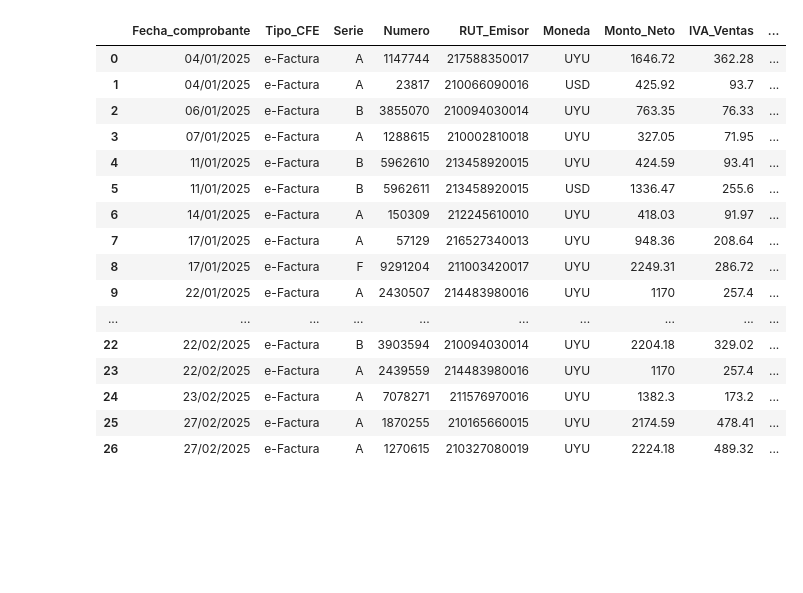
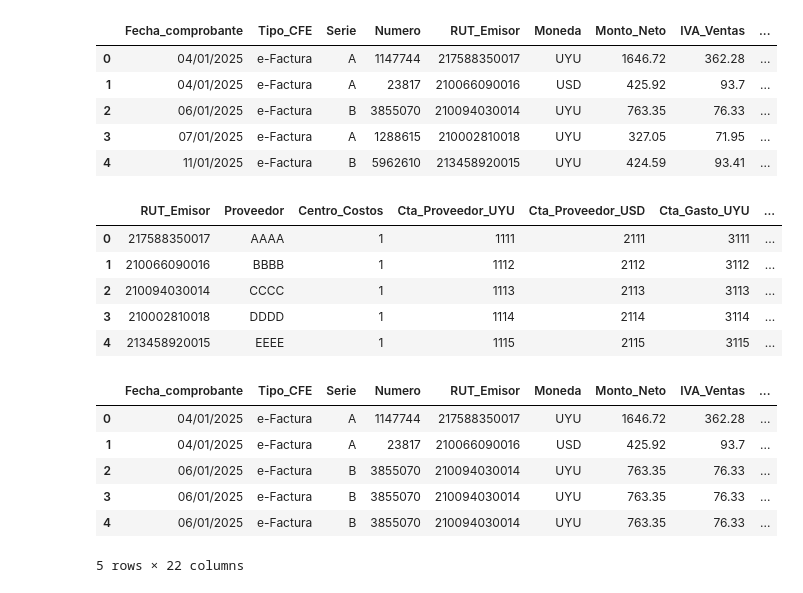
Before and after one commit to Fercaspe/CFE_Processor, a Jupyter notebook: PruebaIVA.ipynb, the cells around one changed output. Saved outputs shown, nothing was run; the diff lists cells and outputs as text; code cells hidden in the pictures; blank space fills up the shorter version.

```diff
--- a/PruebaIVA.ipynb
+++ b/PruebaIVA.ipynb
@@ -62,32 +43,47 @@ df
 # %%
 # NORMALIZE COLUMNS NAMES
 
 # Function to normalize the names
 
 def normalize_names(text):
     text = unicodedata.normalize('NFKD', text).encode('ascii', 'ignore').decode('utf-8')  # Special characters control
     text = text.replace(' ', '_')
     return text
 
 # Call the function
 df.columns = [normalize_names(col) for col in df.columns]
 
-df
+df.head()
 # %% [output]
 |  | Fecha_comprobante | Tipo_CFE | Serie | Numero | RUT_Emisor | Moneda | Monto_Neto | IVA_Ventas | ... |
 | 0 | 04/01/2025 | e-Factura | A | 1147744 | 217588350017 | UYU | 1646.72 | 362.28 | ... |
 | 1 | 04/01/2025 | e-Factura | A | 23817 | 210066090016 | USD | 425.92 | 93.7 | ... |
 | 2 | 06/01/2025 | e-Factura | B | 3855070 | 210094030014 | UYU | 763.35 | 76.33 | ... |
 | 3 | 07/01/2025 | e-Factura | A | 1288615 | 210002810018 | UYU | 327.05 | 71.95 | ... |
 | 4 | 11/01/2025 | e-Factura | B | 5962610 | 213458920015 | UYU | 424.59 | 93.41 | ... |
-| 5 | 11/01/2025 | e-Factura | B | 5962611 | 213458920015 | USD | 1336.47 | 255.6 | ... |
-| 6 | 14/01/2025 | e-Factura | A | 150309 | 212245610010 | UYU | 418.03 | 91.97 | ... |
-| 7 | 17/01/2025 | e-Factura | A | 57129 | 216527340013 | UYU | 948.36 | 208.64 | ... |
-| 8 | 17/01/2025 | e-Factura | F | 9291204 | 211003420017 | UYU | 2249.31 | 286.72 | ... |
-| 9 | 22/01/2025 | e-Factura | A | 2430507 | 214483980016 | UYU | 1170 | 257.4 | ... |
-| ... | ... | ... | ... | ... | ... | ... | ... | ... | ... |
-| 22 | 22/02/2025 | e-Factura | B | 3903594 | 210094030014 | UYU | 2204.18 | 329.02 | ... |
-| 23 | 22/02/2025 | e-Factura | A | 2439559 | 214483980016 | UYU | 1170 | 257.4 | ... |
-| 24 | 23/02/2025 | e-Factura | A | 7078271 | 211576970016 | UYU | 1382.3 | 173.2 | ... |
-| 25 | 27/02/2025 | e-Factura | A | 1870255 | 210165660015 | UYU | 2174.59 | 478.41 | ... |
-| 26 | 27/02/2025 | e-Factura | A | 1270615 | 210327080019 | UYU | 2224.18 | 489.32 | ... |
+# %%
+df_p.head()
+# %% [output]
+|  | RUT_Emisor | Proveedor | Centro_Costos | Cta_Proveedor_UYU | Cta_Proveedor_USD | Cta_Gasto_UYU | ... |
+| 0 | 217588350017 | AAAA | 1 | 1111 | 2111 | 3111 | ... |
+| 1 | 210066090016 | BBBB | 1 | 1112 | 2112 | 3112 | ... |
+| 2 | 210094030014 | CCCC | 1 | 1113 | 2113 | 3113 | ... |
+| 3 | 210002810018 | DDDD | 1 | 1114 | 2114 | 3114 | ... |
+| 4 | 213458920015 | EEEE | 1 | 1115 | 2115 | 3115 | ... |
+# %%
+# Convert 'RUT_Emisor' column in both DataFrames to the same data type (string)
+df['RUT_Emisor'] = df['RUT_Emisor'].astype(str)
+df_p['RUT_Emisor'] = df_p['RUT_Emisor'].astype(str)
+
+# Now perform the merge
+df_main = pd.merge(df, df_p, how='left', on='RUT_Emisor')
+
+df_main.head()
+# %% [output]
+|  | Fecha_comprobante | Tipo_CFE | Serie | Numero | RUT_Emisor | Moneda | Monto_Neto | IVA_Ventas | ... |
+| 0 | 04/01/2025 | e-Factura | A | 1147744 | 217588350017 | UYU | 1646.72 | 362.28 | ... |
+| 1 | 04/01/2025 | e-Factura | A | 23817 | 210066090016 | USD | 425.92 | 93.7 | ... |
+| 2 | 06/01/2025 | e-Factura | B | 3855070 | 210094030014 | UYU | 763.35 | 76.33 | ... |
+| 3 | 06/01/2025 | e-Factura | B | 3855070 | 210094030014 | UYU | 763.35 | 76.33 | ... |
+| 4 | 06/01/2025 | e-Factura | B | 3855070 | 210094030014 | UYU | 763.35 | 76.33 | ... |
+5 rows × 22 columns
```
Also changed, not shown: parts of 4 cells of this notebook.
